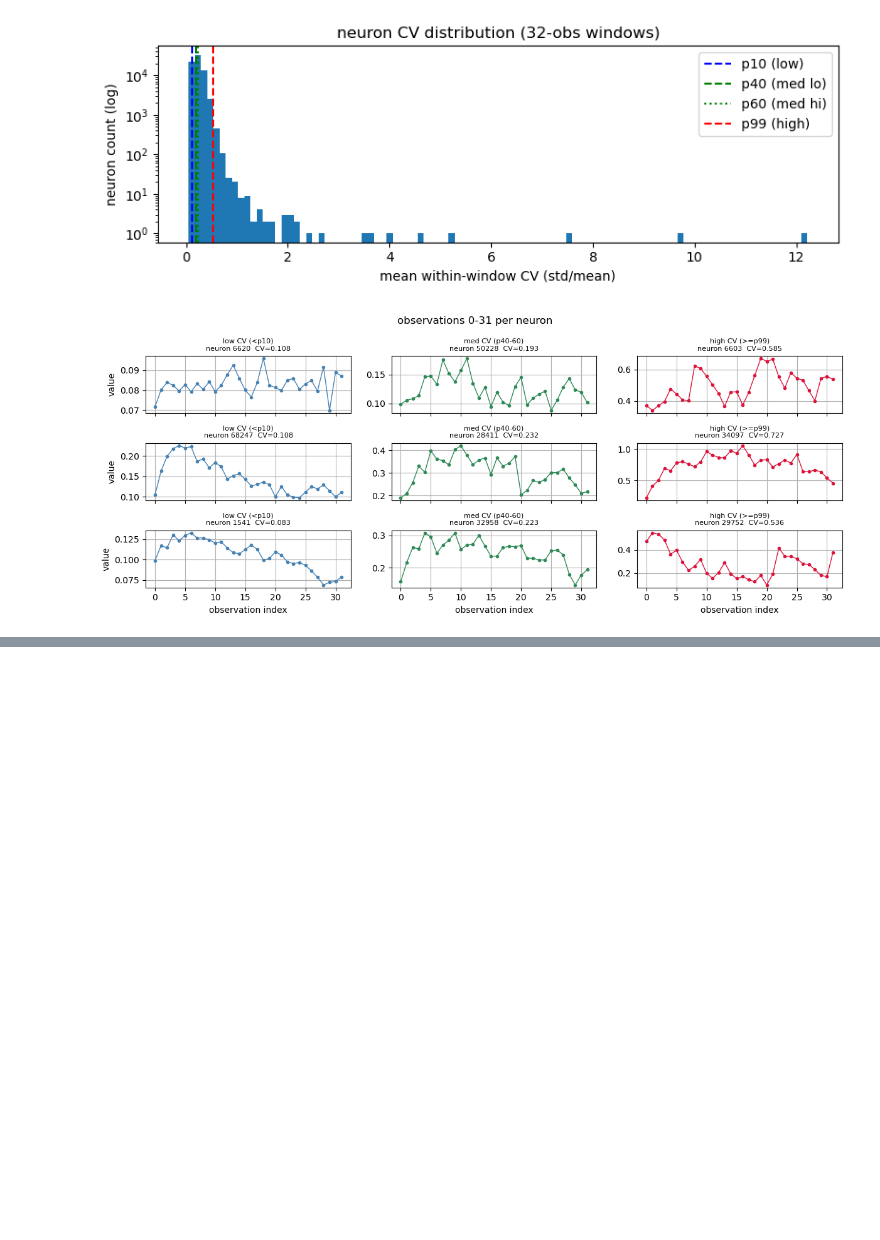
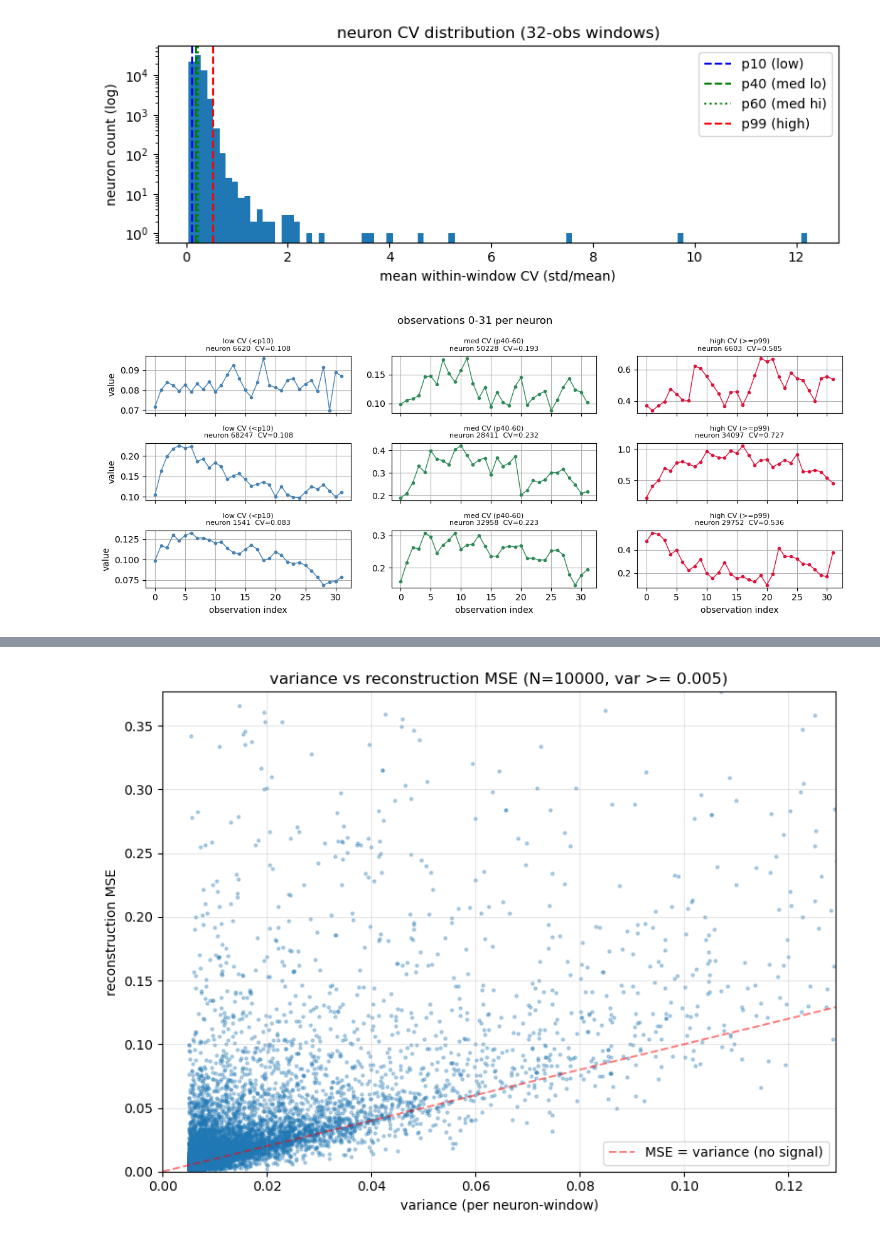
Before and after one commit to saalfeldlab/NeuralGraph, a Jupyter notebook: src/LatentEvolution/binary_state_em.ipynb, the cells around one changed output, grey strips where cells are left out. Saved outputs shown, nothing was run; the diff lists cells and outputs as text; code cells hidden in the pictures; blank space fills up the shorter version.

```diff
--- a/src/LatentEvolution/binary_state_em.ipynb
+++ b/src/LatentEvolution/binary_state_em.ipynb
@@ -518,0 +1373,79 @@ plot_rollout()
+# %%
+# scatter plot: variance vs reconstruction MSE per (neuron, 32-frame window)
+# discard low-variance samples
+
+N_SAMPLES = 10_000
+WINDOW_SIZE = 32
+MIN_VARIANCE = 0.005
+
+num_windows = obs_vals_gpu.shape[1] // WINDOW_SIZE
+
+# sample until we get N_SAMPLES with variance >= MIN_VARIANCE
+torch.manual_seed(42)
+variances = []
+mses = []
+
+with torch.no_grad():
+    pbar = tqdm(total=N_SAMPLES, desc="sampling")
+    while len(variances) < N_SAMPLES:
+        # sample a batch
+        batch_size = min(1000, N_SAMPLES - len(variances) + 500)
+        sample_neurons = torch.randint(0, N, (batch_size,), device=device)
+        sample_windows = torch.randint(0, num_windows, (batch_size,), device=device)
+
+        for i in range(batch_size):
+            if len(variances) >= N_SAMPLES:
+                break
+
+            n = sample_neurons[i].item()
+            w = sample_windows[i].item()
+            k_start = w * WINDOW_SIZE
+
+            # get raw values for this (neuron, window)
+            raw_vals = obs_vals_gpu[n, k_start:k_start + WINDOW_SIZE]
+            variance = raw_vals.var().item()
+
+            # skip low variance
+            if variance < MIN_VARIANCE:
+                continue
+
+            # get reconstruction: z at observation times, decode
+            times_w = obs_times_gpu[n, k_start:k_start + WINDOW_SIZE].long()
+            z_at_obs = z_learn[times_w]  # (WINDOW_SIZE, L_DIM)
+            recon = (z_at_obs * W_learn[n]).sum(-1) + b_learn[n]  # (WINDOW_SIZE,)
+
+            mse = F.mse_loss(recon, raw_vals).item()
+
+            variances.append(variance)
+            mses.append(mse)
+            pbar.update(1)
+    pbar.close()
+
+variances = np.array(variances)
+mses = np.array(mses)
+
+# plot
+fig, ax = plt.subplots(figsize=(8, 6))
+ax.scatter(variances, mses, alpha=0.3, s=5)
+ax.set_xlabel('variance (per neuron-window)')
+ax.set_ylabel('reconstruction MSE')
+ax.set_title(f'variance vs reconstruction MSE (N={N_SAMPLES}, var >= {MIN_VARIANCE})')
+
+# add diagonal line (MSE = variance means no signal captured)
+max_val = max(variances.max(), mses.max())
+ax.plot([0, max_val], [0, max_val], 'r--', alpha=0.5, label='MSE = variance (no signal)')
+ax.legend()
+
+ax.set_xlim(0, np.percentile(variances, 99))
+ax.set_ylim(0, np.percentile(mses, 99))
+ax.grid(True, alpha=0.3)
+plt.tight_layout()
+plt.show()
+
+# stats
+corr = np.corrcoef(variances, mses)[0, 1]
+print(f"correlation: {corr:.3f}")
+print(f"mean variance: {variances.mean():.6f}, mean MSE: {mses.mean():.6f}")
+print(f"mean MSE / mean variance: {mses.mean() / variances.mean():.3f}")
+# %% [output]
+[figure, added]
```
Also changed, not shown: parts of 29 cells of this notebook.
